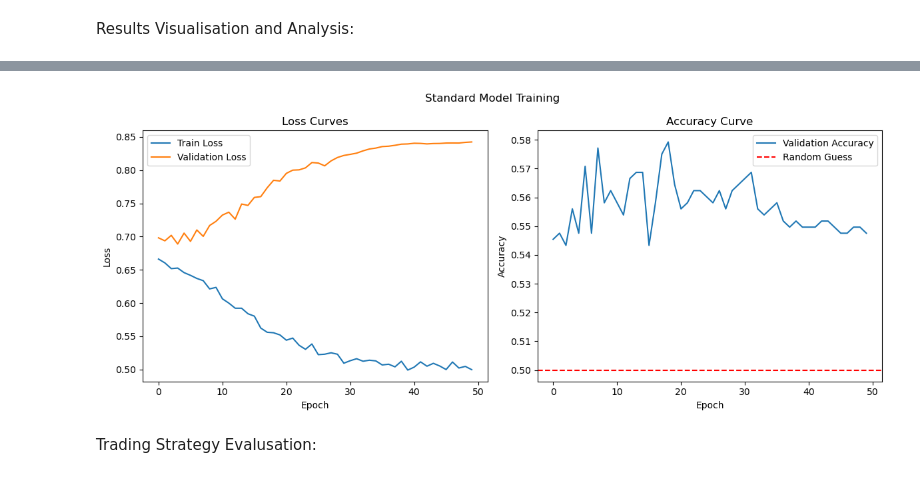
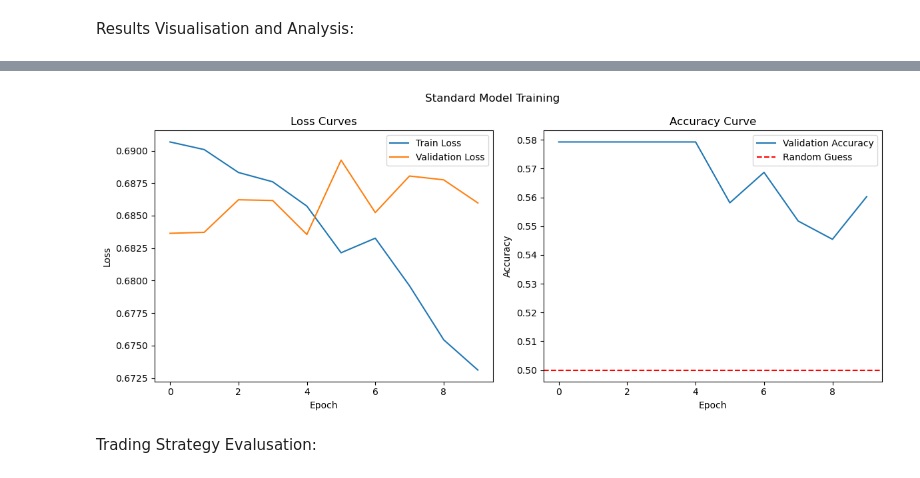
Before and after one commit to fallxns/MachineLearningPipeline, a Jupyter notebook: AIPipeline.ipynb, the cells around one changed output, grey strips where cells are left out. Cells and saved outputs as stored; diff of their text form; code cells hidden in the pictures.

```diff
--- a/AIPipeline.ipynb
+++ b/AIPipeline.ipynb
@@ -1090,7 +1090,7 @@ history = train_model(
     data_prep['train_loader'],
     data_prep['val_loader'],
     device,
-    epochs=50,
+    epochs=10,
     lr=0.001,
     regime_aware=False
 )
@@ -1112,5 +1104,5 @@ Epoch 50/50, Train Loss: 0.4998, Val Loss: 0.8423, Val Accuracy: 0.5476
 Best validation accuracy: 0.5793
-[figure, old version]
+[figure, new version]
 # %% [markdown]
 Trading Strategy Evalusation:
 # %%
```
Also changed, not shown: parts of 4 cells of this notebook.
